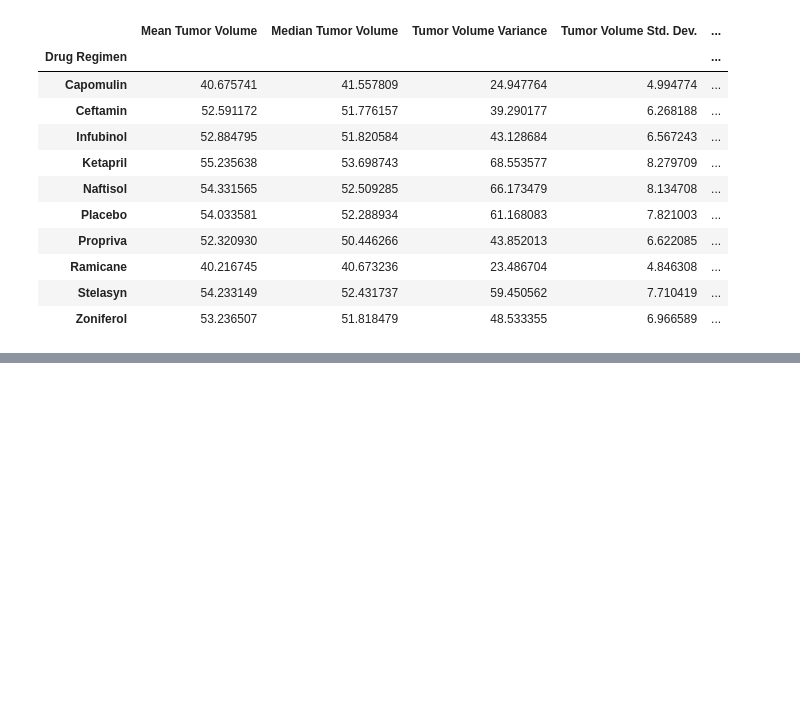
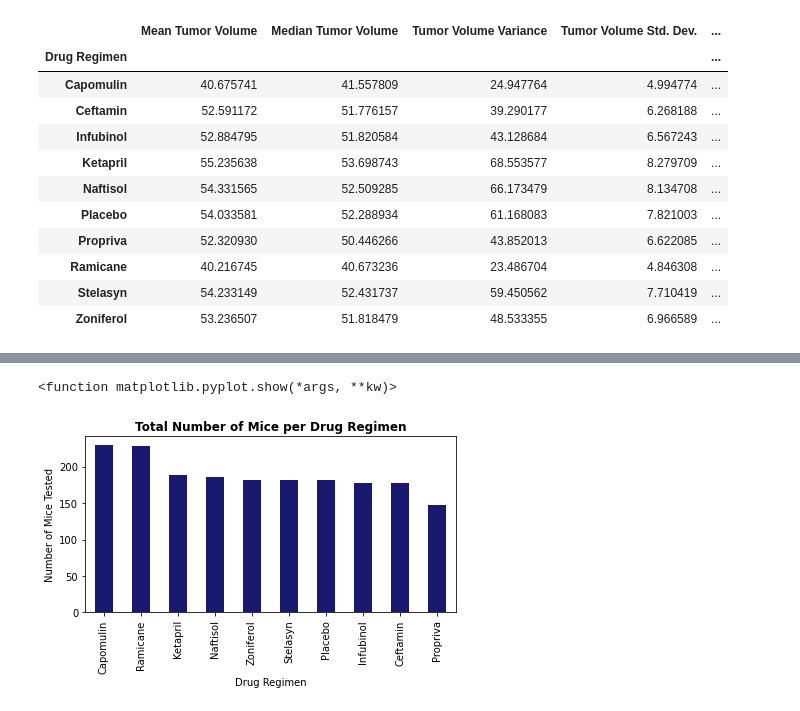
Before and after one commit to marthagriggs9/Pymaceuticals, a Jupyter notebook: Pymaceuticals_MG.ipynb, the cells around one changed output, grey strips where cells are left out. Cells and saved outputs as stored; diff of their text form; code cells hidden in the pictures; blank space fills up the shorter version.

Commit message:
Bar Charts completed

```diff
--- a/Pymaceuticals_MG.ipynb
+++ b/Pymaceuticals_MG.ipynb
@@ -152,0 +182,4 @@ summary_statistics
+# %%
+#Use the dataframe that has already grouped the columns by drug regimen
+bar_chart_1 = tumor_regimen_stats["Mouse ID"].count().sort_values(ascending=False)
+bar_chart_1
@@ -152,0 +199,12 @@ summary_statistics
+# %%
+#Generate a bar chart showing the total number of mice for each treatment
+pandas_bar_chart = bar_chart_1.plot(kind='bar', width=0.5, color='midnightblue')
+#Set x/y labels, title
+pandas_bar_chart.set_title(label="Total Number of Mice per Drug Regimen", fontweight='bold')
+pandas_bar_chart.set_xlabel("Drug Regimen")
+pandas_bar_chart.set_ylabel("Number of Mice Tested")
+plt.tight_layout()
+plt.show
+# %% [output]
+<function matplotlib.pyplot.show(*args, **kw)>
+[figure, added]
```
Also changed, not shown: parts of 8 cells of this notebook.
